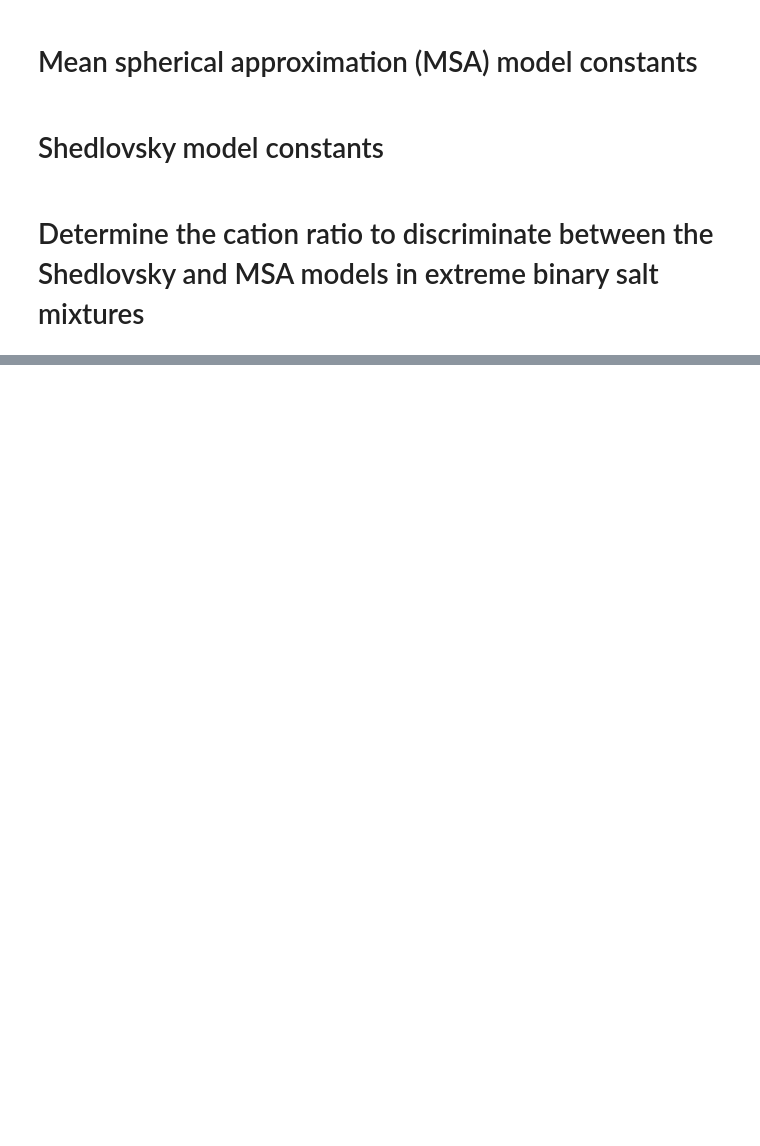
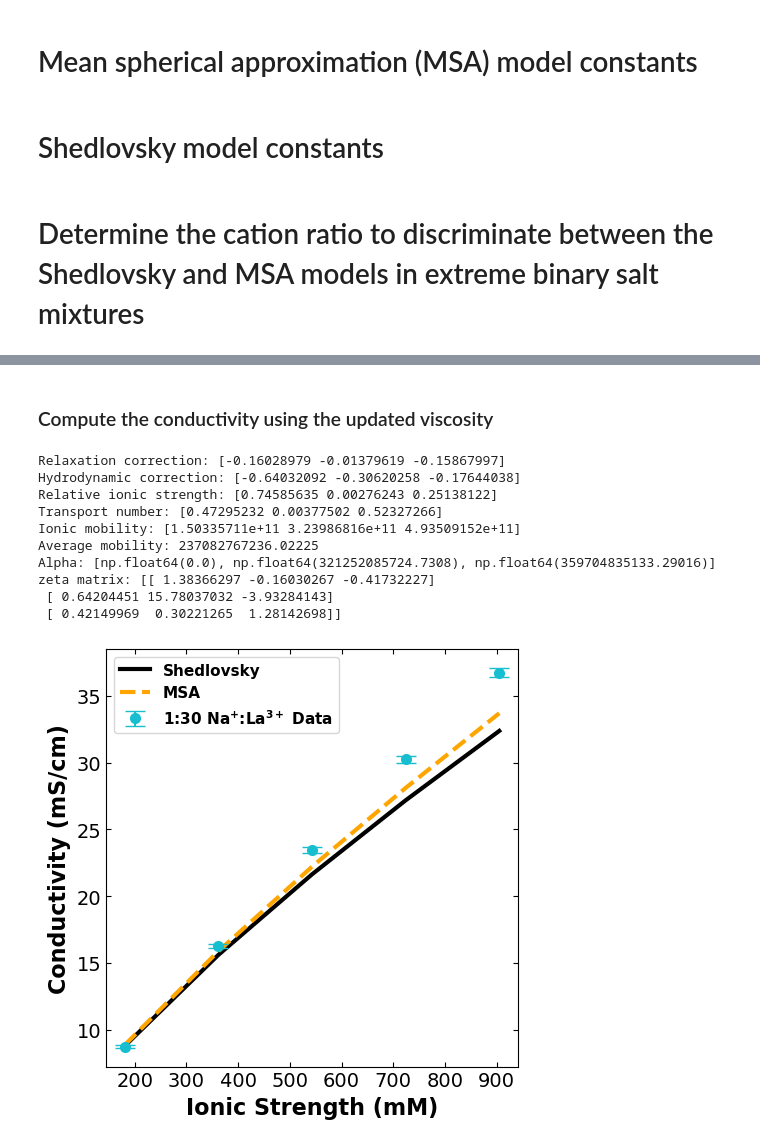
Before and after one commit to dowlinglab/salts-conductivity-modelling, a Jupyter notebook: extreme_binary_conductivity.ipynb, the cells around one changed output, grey strips where cells are left out. Drawn from its saved outputs; the diff is of its cells as text; code cells hidden in the pictures; blank space fills up the shorter version.

```diff
--- a/extreme_binary_conductivity.ipynb
+++ b/extreme_binary_conductivity.ipynb
@@ -409,0 +641,53 @@ The prediction residual of cation ratio 30 is: [0.7294806  1.59654504 2.3543436
+# %% [markdown]
+### Compute the conductivity using the updated viscosity
+# %%
+# solvent viscosity in Pa.s
+eta_msa_ext = 0.9692 * 10**(-3)
+
+# solvent viscosity in poise
+eta_shed_ext = 9.692 * 10**(-3)
+# %%
+# calculate the individual salt conductivity using the Shedlovsky model
+shed_cond_NaCl_3 = cd.shedlovsky(conc_NaCl_shed, temp, epsilon, eta_shed_ext, lambda_0_NaCl,
+                                 a_NaCl_LaCl3, z_Na, z_Cl, lambda_0_Na, lambda_0_Cl)
+shed_cond_LaCl3_2 = cd.shedlovsky(conc_LaCl3_shed, temp, epsilon, eta_shed_ext, lambda_0_LaCl3,
+                                a_NaCl_LaCl3, z_La, z_Cl, lambda_0_La, lambda_0_Cl)
+
+# calculate the bulk conductivity using the Shedlovsky model
+shed_cond_Na_La_2 = [shed_cond_NaCl_3[i] + shed_cond_LaCl3_2[i] for i in range(ndata_exp)]
+
+# calculate the bulk conductivity using the MSA model
+msa_cond_Na_La_2 = cd.msa(valency_La_Na, diameter_La_Na, diff_coeff_La_Na, temp, eta_msa_ext,
+                          epsilon, lambda_0_La_Na, LaCl3_conc_extreme, NaCl_conc_extreme,)
+
+# plot comparing the model predictions and the data
+fig = plt.figure(figsize=(5, 5))
+plt.plot(ionic_str_Na_La, shed_cond_Na_La_2, "-", color="black", linewidth=3,
+         markersize=10, label="Shedlovsky")
+plt.plot(ionic_str_Na_La, msa_cond_Na_La_2, "--", linewidth=3, markersize=10,
+         color="orange", label="MSA")
+plt.errorbar(
+    ionic_str_Na_La, Na_La_cond_extreme, yerr=error_Na_La_extreme, fmt='o', ecolor='tab:cyan',
+    capsize=7, markersize=7, markerfacecolor='tab:cyan', markeredgecolor='tab:cyan',
+    label='1:30 Na$\mathbf{^{+}}$:La$\mathbf{^{3+}}$ Data')
+plt.xlabel("Ionic Strength (mM)", fontsize=16,fontweight='bold')
+plt.ylabel("Conductivity (mS/cm)", fontsize=16,fontweight='bold')
+plt.xticks(fontsize=14)
+plt.yticks(fontsize=14)
+plt.tick_params(direction="in",top=True, right=True)
+plt.legend(prop={"weight": "bold", "size": 11})
+plt.tight_layout()
+# plt.savefig(r".\Binary_salts\shed_msa_na_la_extreme_vis.png")
+plt.show()
+# %% [output]
+Relaxation correction: [-0.16028979 -0.01379619 -0.15867997]
+Hydrodynamic correction: [-0.64032092 -0.30620258 -0.17644038]
+Relative ionic strength: [0.74585635 0.00276243 0.25138122]
+Transport number: [0.47295232 0.00377502 0.52327266]
+Ionic mobility: [1.50335711e+11 3.23986816e+11 4.93509152e+11]
+Average mobility: 237082767236.02225
+Alpha: [np.float64(0.0), np.float64(321252085724.7308), np.float64(359704835133.29016)]
+zeta matrix: [[ 1.38366297 -0.16030267 -0.41732227]
+ [ 0.64204451 15.78037032 -3.93284143]
+ [ 0.42149969  0.30221265  1.28142698]]
+[figure, added]
```
Also changed, not shown: parts of 24 cells of this notebook, 15 other files.
